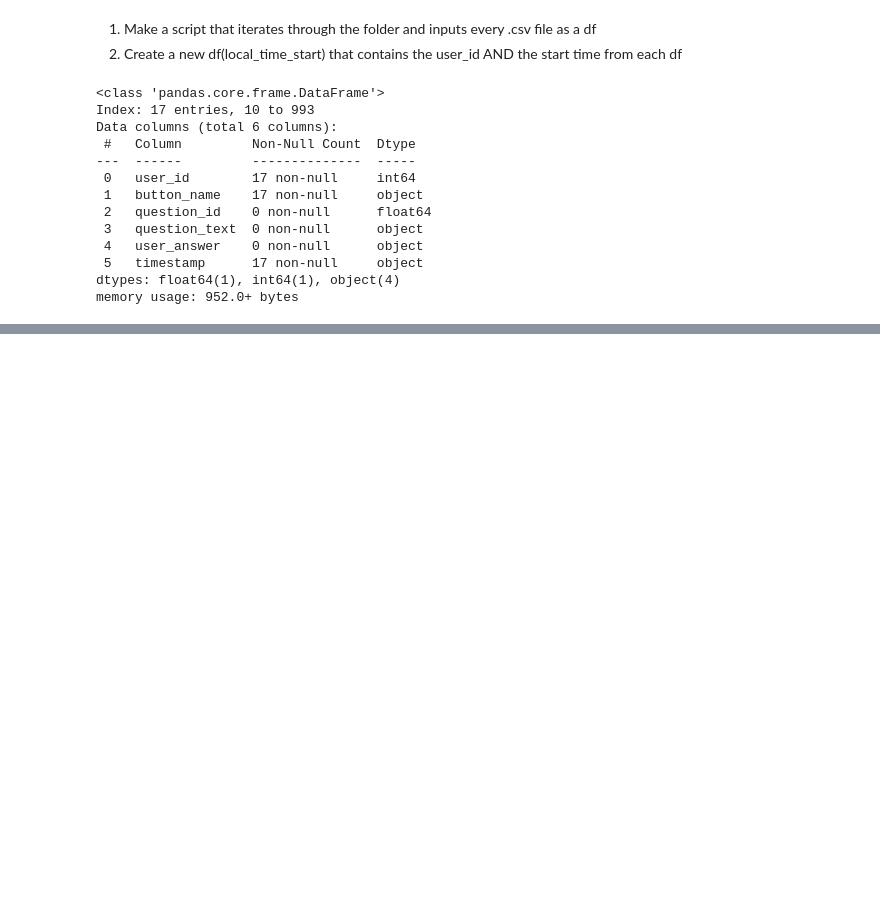
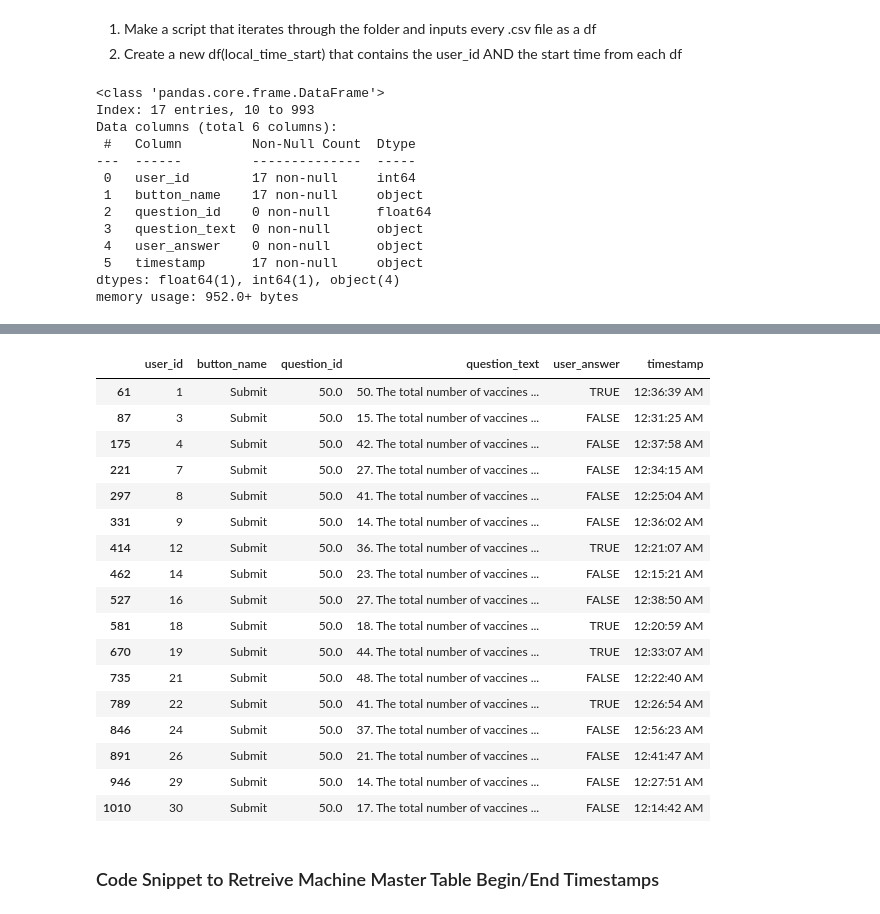
Before and after one commit to kellstsai/Gaze-Research-Python, a Jupyter notebook: User1AllGazeSQL.ipynb, the cells around one changed output, grey strips where cells are left out. Drawn from its saved outputs; the diff is of its cells as text; code cells hidden in the pictures; blank space fills up the shorter version.

```diff
--- a/User1AllGazeSQL.ipynb
+++ b/User1AllGazeSQL.ipynb
@@ -115,0 +130,4 @@ memory usage: 952.0+ bytes
+# %%
+database_df1 = pd.read_csv("machine1 master table results.csv")
+database_df1 = database_df1[database_df1['question_id'].astype(str).str.contains('50')]
+database_df1.info()
@@ -115,0 +148,23 @@ memory usage: 952.0+ bytes
+# %%
+database_df1
+# %% [output]
+|  | user_id | button_name | question_id | question_text | user_answer | timestamp |
+| 61 | 1 | Submit | 50.0 | 50. The total number of vaccines ... | TRUE | 12:36:39 AM |
+| 87 | 3 | Submit | 50.0 | 15. The total number of vaccines ... | FALSE | 12:31:25 AM |
+| 175 | 4 | Submit | 50.0 | 42. The total number of vaccines ... | FALSE | 12:37:58 AM |
+| 221 | 7 | Submit | 50.0 | 27. The total number of vaccines ... | FALSE | 12:34:15 AM |
+| 297 | 8 | Submit | 50.0 | 41. The total number of vaccines ... | FALSE | 12:25:04 AM |
+| 331 | 9 | Submit | 50.0 | 14. The total number of vaccines ... | FALSE | 12:36:02 AM |
+| 414 | 12 | Submit | 50.0 | 36. The total number of vaccines ... | TRUE | 12:21:07 AM |
+| 462 | 14 | Submit | 50.0 | 23. The total number of vaccines ... | FALSE | 12:15:21 AM |
+| 527 | 16 | Submit | 50.0 | 27. The total number of vaccines ... | FALSE | 12:38:50 AM |
+| 581 | 18 | Submit | 50.0 | 18. The total number of vaccines ... | TRUE | 12:20:59 AM |
+| 670 | 19 | Submit | 50.0 | 44. The total number of vaccines ... | TRUE | 12:33:07 AM |
+| 735 | 21 | Submit | 50.0 | 48. The total number of vaccines ... | FALSE | 12:22:40 AM |
+| 789 | 22 | Submit | 50.0 | 41. The total number of vaccines ... | TRUE | 12:26:54 AM |
+| 846 | 24 | Submit | 50.0 | 37. The total number of vaccines ... | FALSE | 12:56:23 AM |
+| 891 | 26 | Submit | 50.0 | 21. The total number of vaccines ... | FALSE | 12:41:47 AM |
+| 946 | 29 | Submit | 50.0 | 14. The total number of vaccines ... | FALSE | 12:27:51 AM |
+| 1010 | 30 | Submit | 50.0 | 17. The total number of vaccines ... | FALSE | 12:14:42 AM |
+# %% [markdown]
+### Code Snippet to Retreive Machine Master Table Begin/End Timestamps
```
Also changed, not shown: parts of 23 cells of this notebook, 2 other files.
